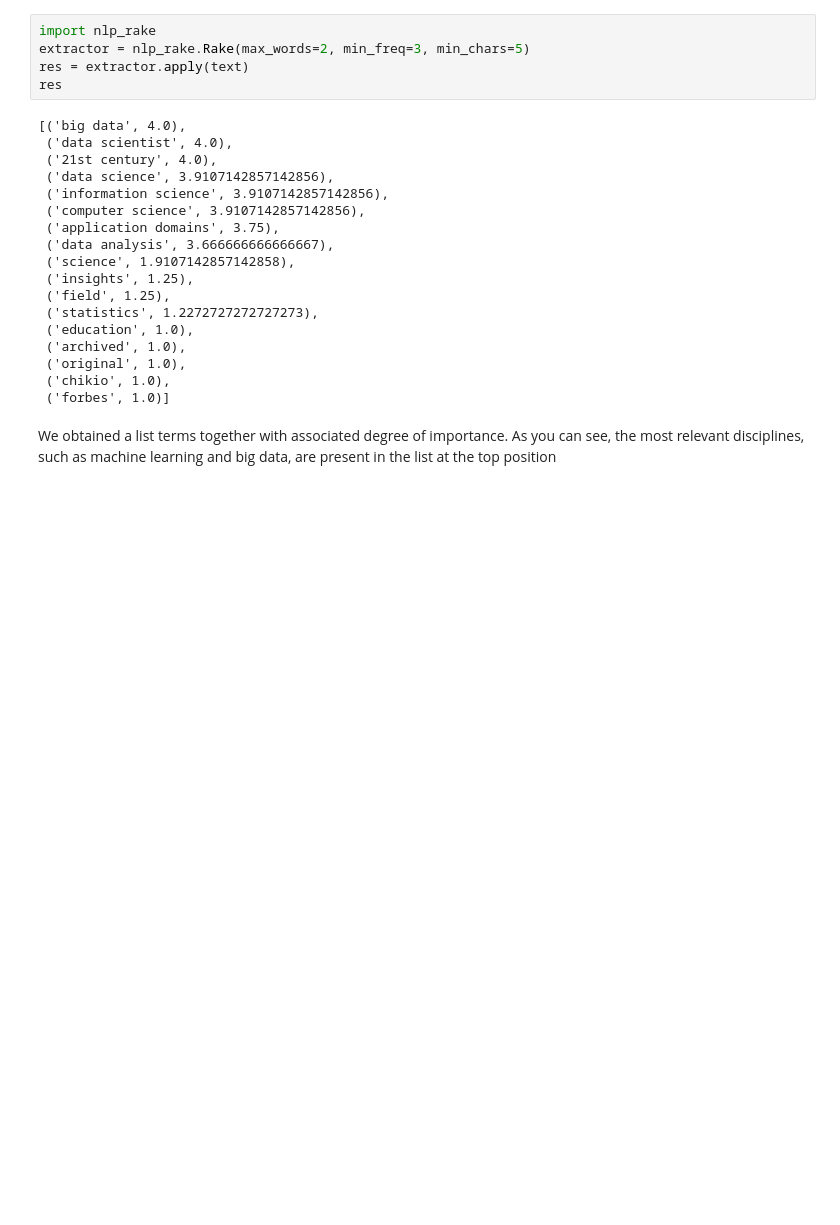
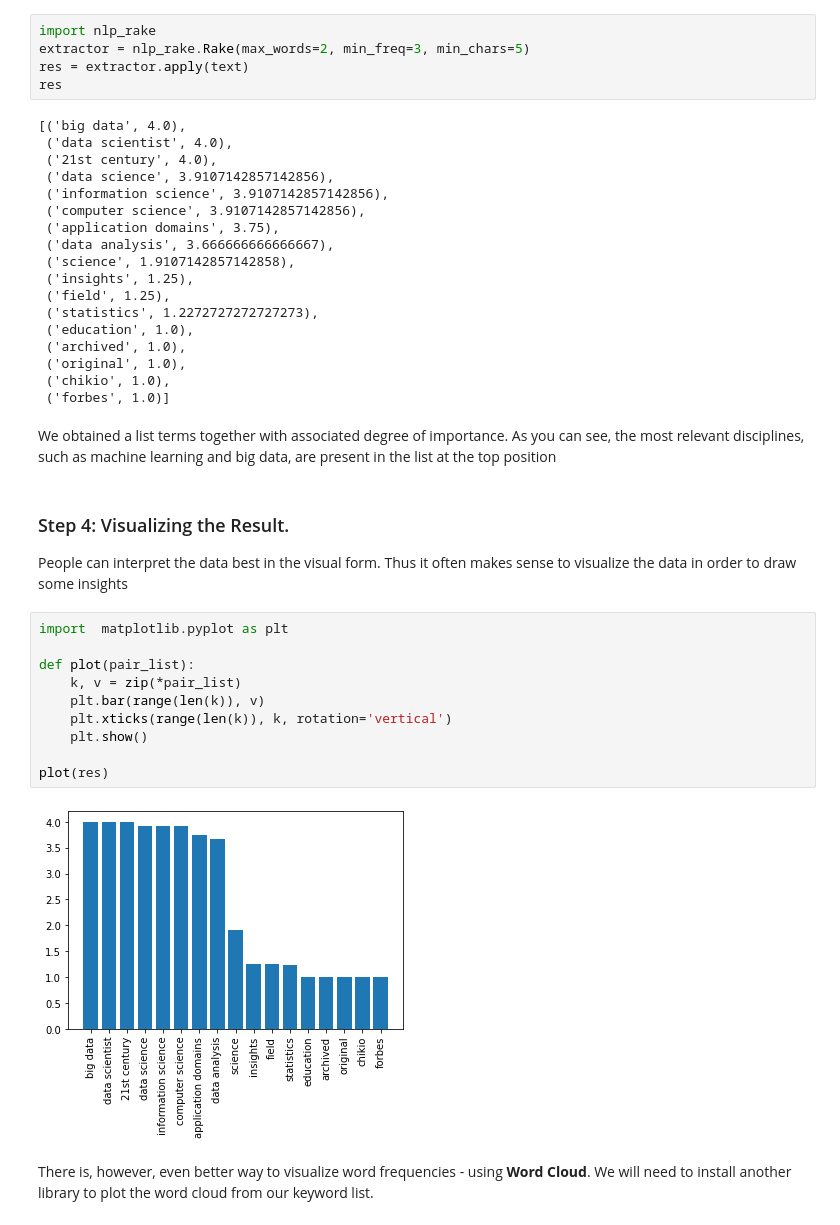
Before and after one commit to GeorgeGithiri5/DS, a Jupyter notebook: Introduction/notebook.ipynb, the cells around one changed output. Drawn from its saved outputs; the diff is of its cells as text; blank space fills up the shorter version.

Commit message:
WordCloud

```diff
--- a/Introduction/notebook.ipynb
+++ b/Introduction/notebook.ipynb
@@ -98,3 +98,20 @@ res
  ('forbes', 1.0)]
 # %% [markdown]
 We obtained a list terms together with associated degree of importance. As you can see, the most relevant disciplines, such as machine learning and big data, are present in the list at the top position
+# %% [markdown]
+### Step 4: Visualizing the Result.
+People can interpret the data best in the visual form. Thus it often makes sense to visualize the data in order to draw some insights
+# %%
+import  matplotlib.pyplot as plt
+
+def plot(pair_list):
+    k, v = zip(*pair_list)
+    plt.bar(range(len(k)), v)
+    plt.xticks(range(len(k)), k, rotation='vertical')
+    plt.show()
+
+plot(res)
+# %% [output]
+[figure, added]
+# %% [markdown]
+There is, however, even better way to visualize word frequencies - using <b>Word Cloud</b>. We will need to install another library to plot the word cloud from our keyword list.
```
Also changed, not shown: parts of 4 cells of this notebook.
